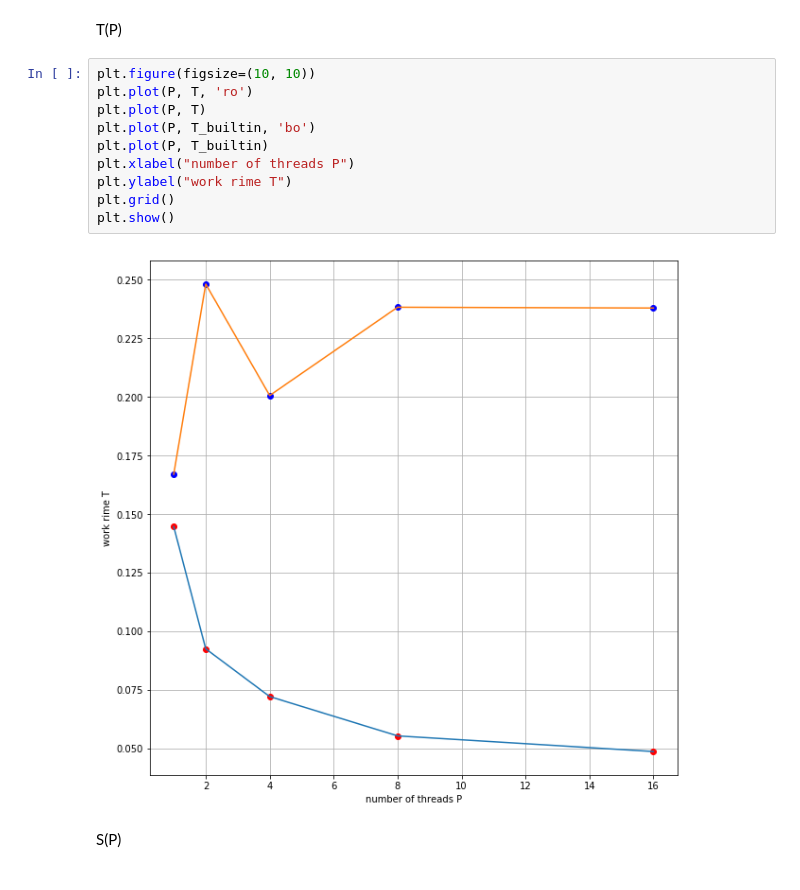
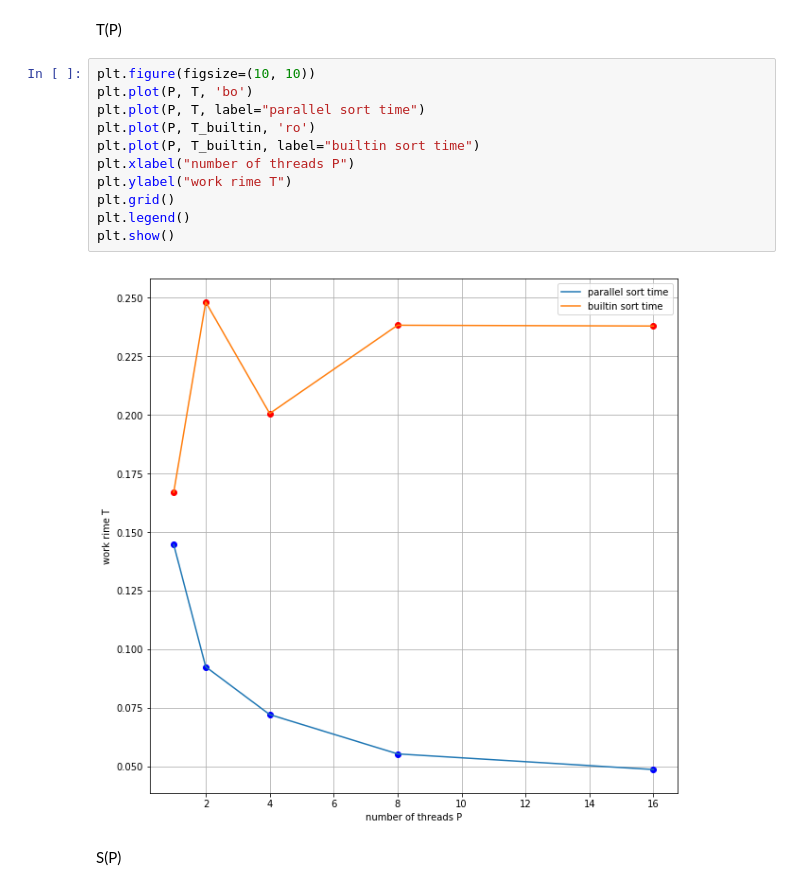
Before and after one commit to KaluginD/MCS_MIPT-term-5, a Jupyter notebook: task-3/Results.ipynb, the cells around one changed output. Drawn from its saved outputs; the diff is of its cells as text.

Commit message:
add graphics subsciption

```diff
--- a/task-3/Results.ipynb
+++ b/task-3/Results.ipynb
@@ -24,16 +24,17 @@ P = np.array([i[2] for i in exps])
 T(P)
 # %%
 plt.figure(figsize=(10, 10))
-plt.plot(P, T, 'ro')
-plt.plot(P, T)
-plt.plot(P, T_builtin, 'bo')
-plt.plot(P, T_builtin)
+plt.plot(P, T, 'bo')
+plt.plot(P, T, label="parallel sort time")
+plt.plot(P, T_builtin, 'ro')
+plt.plot(P, T_builtin, label="builtin sort time")
 plt.xlabel("number of threads P")
 plt.ylabel("work rime T")
 plt.grid()
+plt.legend()
 plt.show()
 # %% [output]
-[figure, old version]
+[figure, new version]
 # %% [markdown]
 S(P)
 # %%
```
